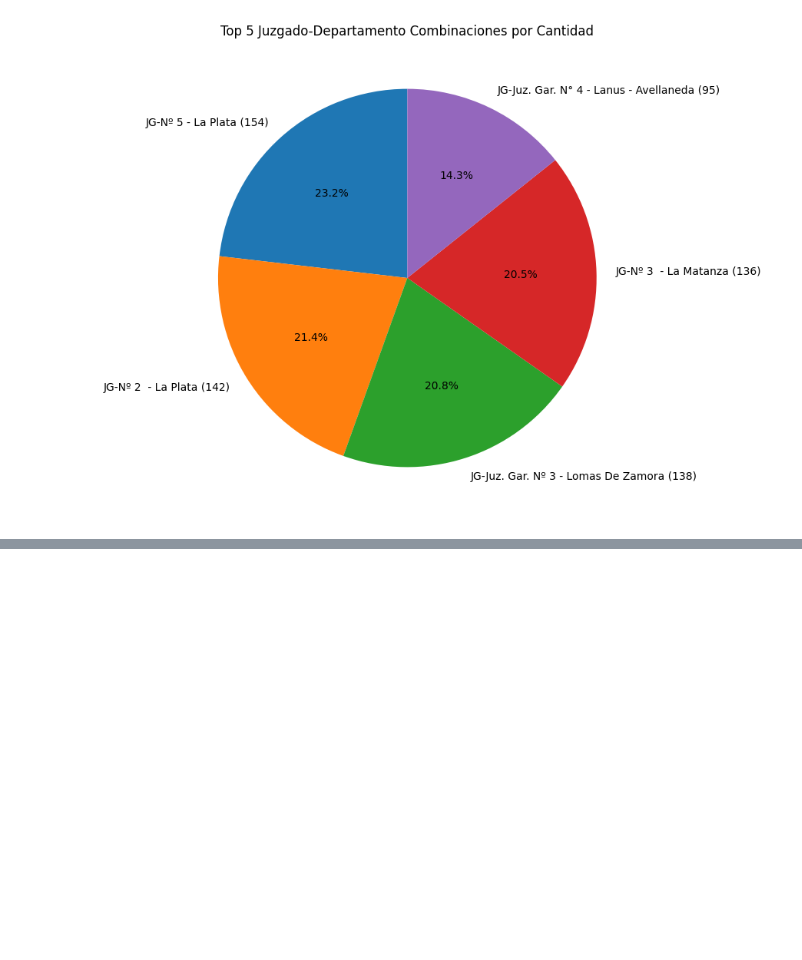
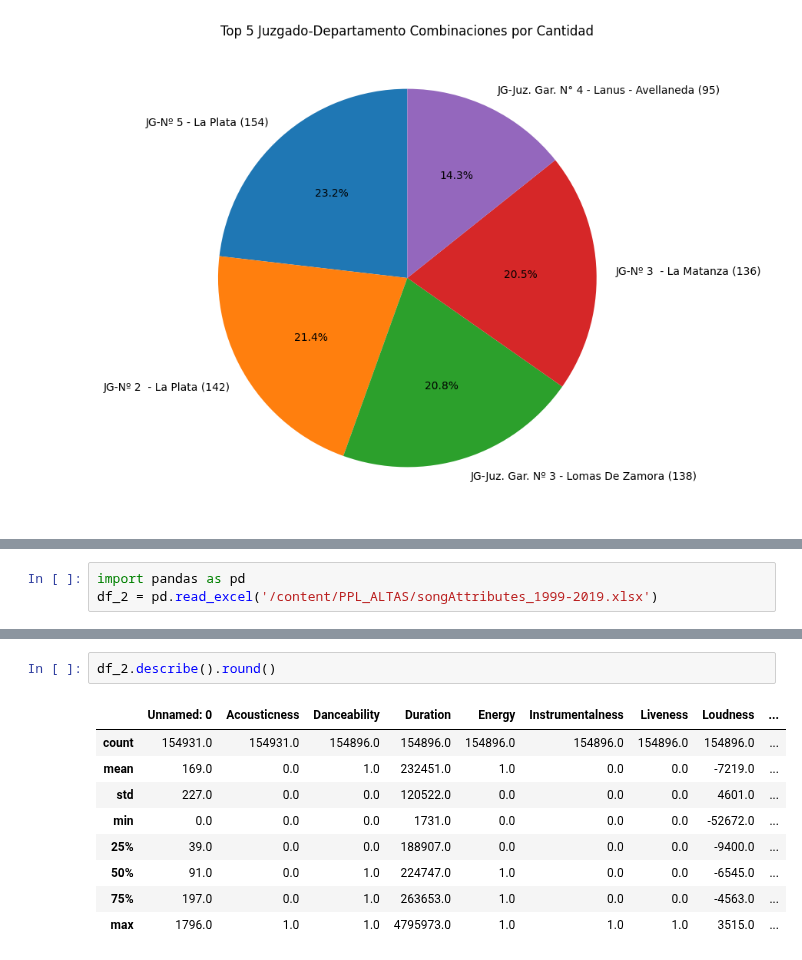
Before and after one commit to nicolasero87/PPL_ALTAS, a Jupyter notebook: ALTAS_PPL_Nicolas_Román_15_08_24__16_30_HS.ipynb, the cells around one changed output, grey strips where cells are left out. Drawn from its saved outputs; the diff is of its cells as text; blank space fills up the shorter version.

```diff
--- a/ALTAS_PPL_Nicolas_Román_15_08_24__16_30_HS.ipynb
+++ b/ALTAS_PPL_Nicolas_Román_15_08_24__16_30_HS.ipynb
@@ -313,0 +322,3 @@ plt.show()
+# %%
+import pandas as pd
+df_2 = pd.read_excel('/content/PPL_ALTAS/songAttributes_1999-2019.xlsx')
@@ -313,0 +359,12 @@ plt.show()
+# %%
+df_2.describe().round()
+# %% [output]
+|  | Unnamed: 0 | Acousticness | Danceability | Duration | Energy | Instrumentalness | Liveness | Loudness | ... |
+| count | 154931.0 | 154931.0 | 154896.0 | 154896.0 | 154896.0 | 154896.0 | 154896.0 | 154896.0 | ... |
+| mean | 169.0 | 0.0 | 1.0 | 232451.0 | 1.0 | 0.0 | 0.0 | -7219.0 | ... |
+| std | 227.0 | 0.0 | 0.0 | 120522.0 | 0.0 | 0.0 | 0.0 | 4601.0 | ... |
+| min | 0.0 | 0.0 | 0.0 | 1731.0 | 0.0 | 0.0 | 0.0 | -52672.0 | ... |
+| 25% | 39.0 | 0.0 | 0.0 | 188907.0 | 0.0 | 0.0 | 0.0 | -9400.0 | ... |
+| 50% | 91.0 | 0.0 | 1.0 | 224747.0 | 1.0 | 0.0 | 0.0 | -6545.0 | ... |
+| 75% | 197.0 | 0.0 | 1.0 | 263653.0 | 1.0 | 0.0 | 0.0 | -4563.0 | ... |
+| max | 1796.0 | 1.0 | 1.0 | 4795973.0 | 1.0 | 1.0 | 1.0 | 3515.0 | ... |
```
Also changed, not shown: parts of 19 cells of this notebook.
